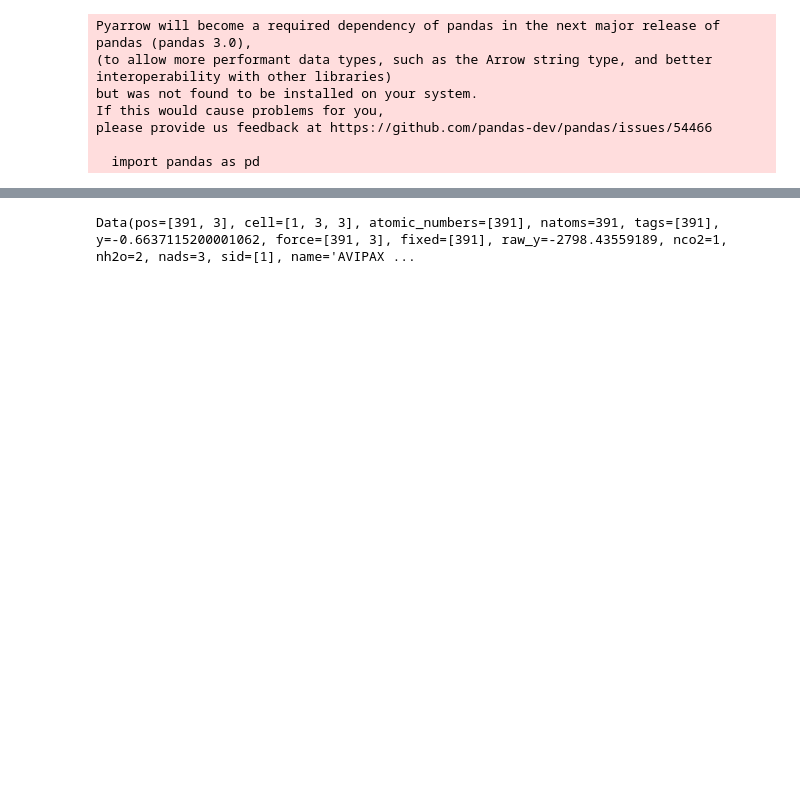
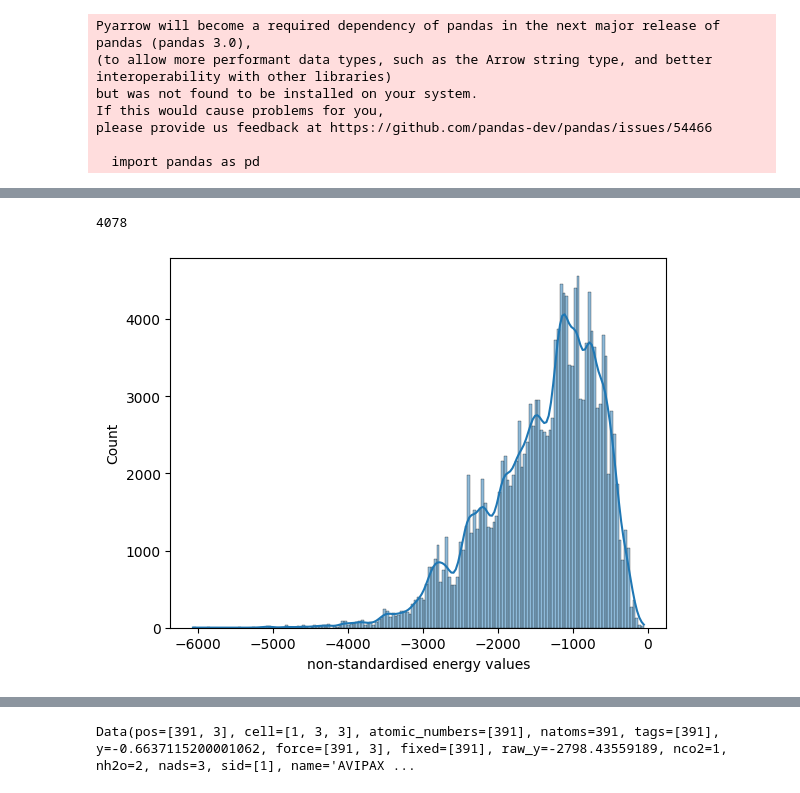
Before and after one commit to shazam37/MOF-Generator-, a Jupyter notebook: MOF_Analysis.ipynb, the cells around one changed output, grey strips where cells are left out. Drawn from its saved outputs; the diff is of its cells as text; code cells hidden in the pictures; blank space fills up the shorter version.

```diff
--- a/MOF_Analysis.ipynb
+++ b/MOF_Analysis.ipynb
@@ -34,0 +133,24 @@ data = dataset[0]
+# %%
+len(val_examples)p
+# %% [output]
+4078
+# %%
+import json
+import seaborn as sns
+
+file_path = "/scratch/Shaz/CIF_files/energy_raw_y/train_example.json"
+
+with open(file_path, 'r') as file:
+    json_data = json.load(file)
+
+energy_list = []
+
+for key,value in json_data.items():
+    energy_list.append(value)
+
+sns.histplot(energy_list, kde=True)
+plt.xlabel('non-standardised energy values')
+# plt.xlim(-3,3)
+plt.show()
+# %% [output]
+[figure, added]
```
Also changed, not shown: parts of 37 cells of this notebook.
